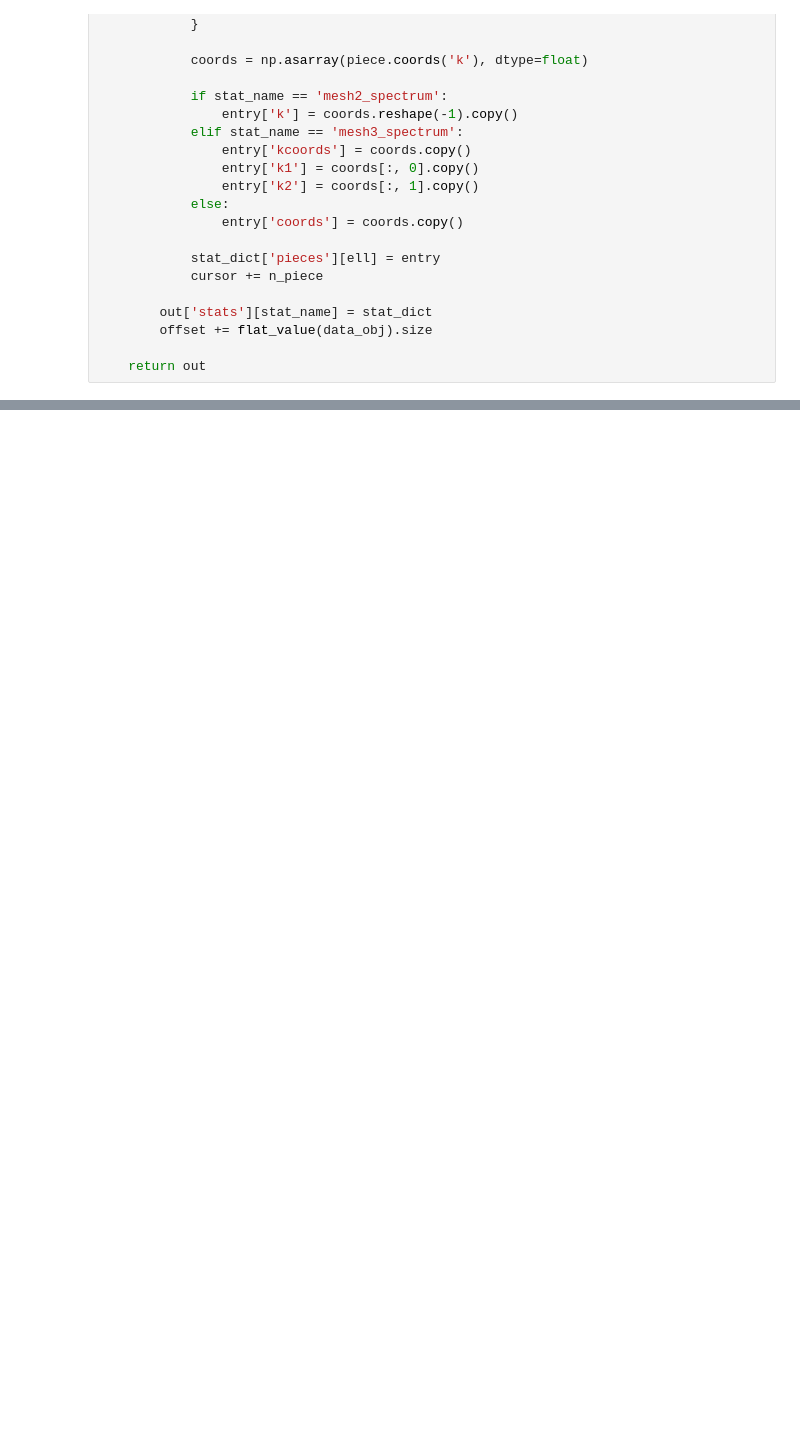
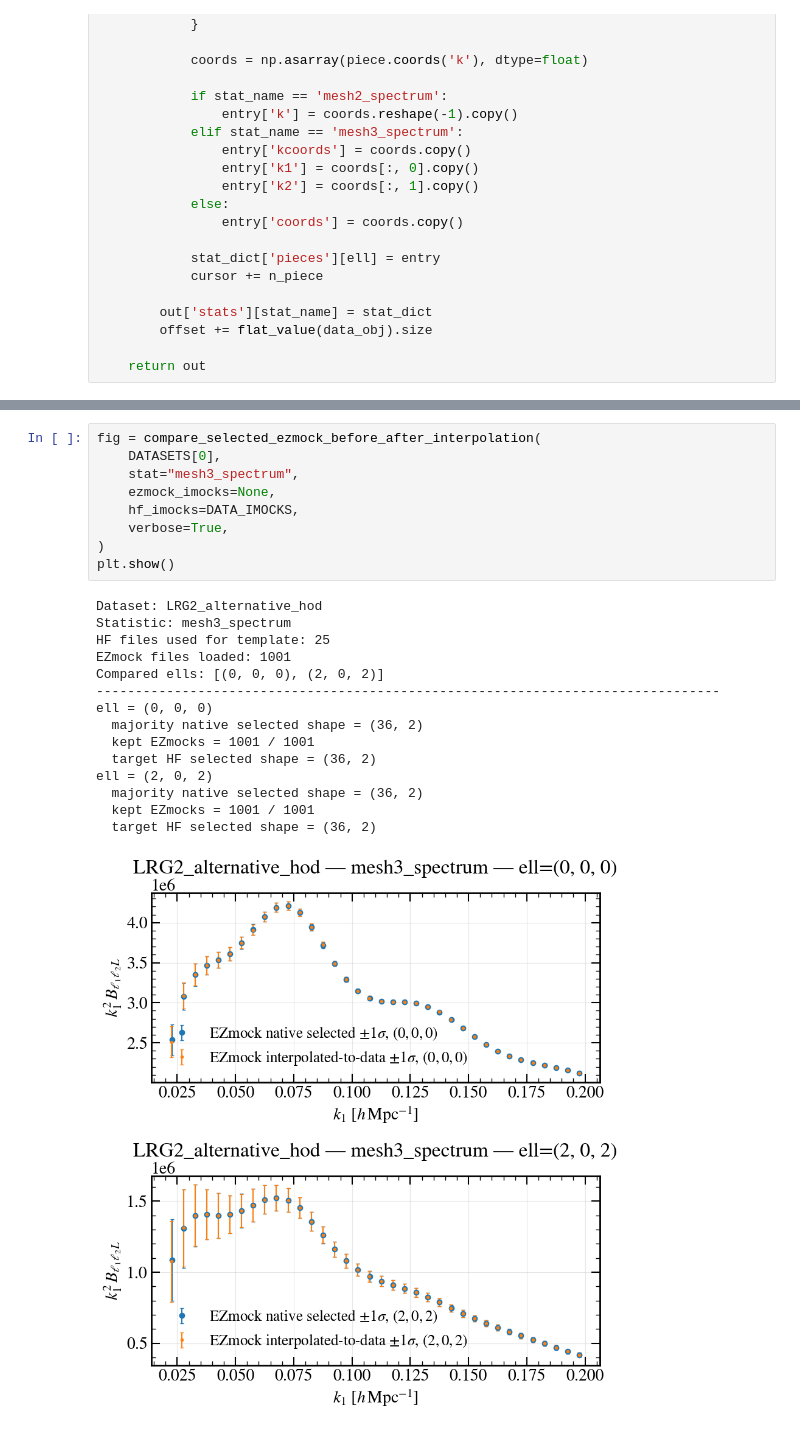
Before and after one commit to AlbertoRosado1/cai-dr2-clustering-products, a Jupyter notebook: full_shape/nb/Compute_your_chi2_mock_challenge_hod_boxes.ipynb, the cells around one changed output, grey strips where cells are left out. Saved outputs shown, nothing was run; the diff lists cells and outputs as text; blank space fills up the shorter version.

```diff
--- a/full_shape/nb/Compute_your_chi2_mock_challenge_hod_boxes.ipynb
+++ b/full_shape/nb/Compute_your_chi2_mock_challenge_hod_boxes.ipynb
@@ -1511,0 +2299,25 @@ mesh3_spectrum
+# %%
+fig = compare_selected_ezmock_before_after_interpolation(
+    DATASETS[0],
+    stat="mesh3_spectrum",
+    ezmock_imocks=None,
+    hf_imocks=DATA_IMOCKS,
+    verbose=True,
+)
+plt.show()
+# %% [output]
+Dataset: LRG2_alternative_hod
+Statistic: mesh3_spectrum
+HF files used for template: 25
+EZmock files loaded: 1001
+Compared ells: [(0, 0, 0), (2, 0, 2)]
+--------------------------------------------------------------------------------
+ell = (0, 0, 0)
+  majority native selected shape = (36, 2)
+  kept EZmocks = 1001 / 1001
+  target HF selected shape = (36, 2)
+ell = (2, 0, 2)
+  majority native selected shape = (36, 2)
+  kept EZmocks = 1001 / 1001
+  target HF selected shape = (36, 2)
+[figure, added]
```
Also changed, not shown: parts of 27 cells of this notebook, 1 other file.
